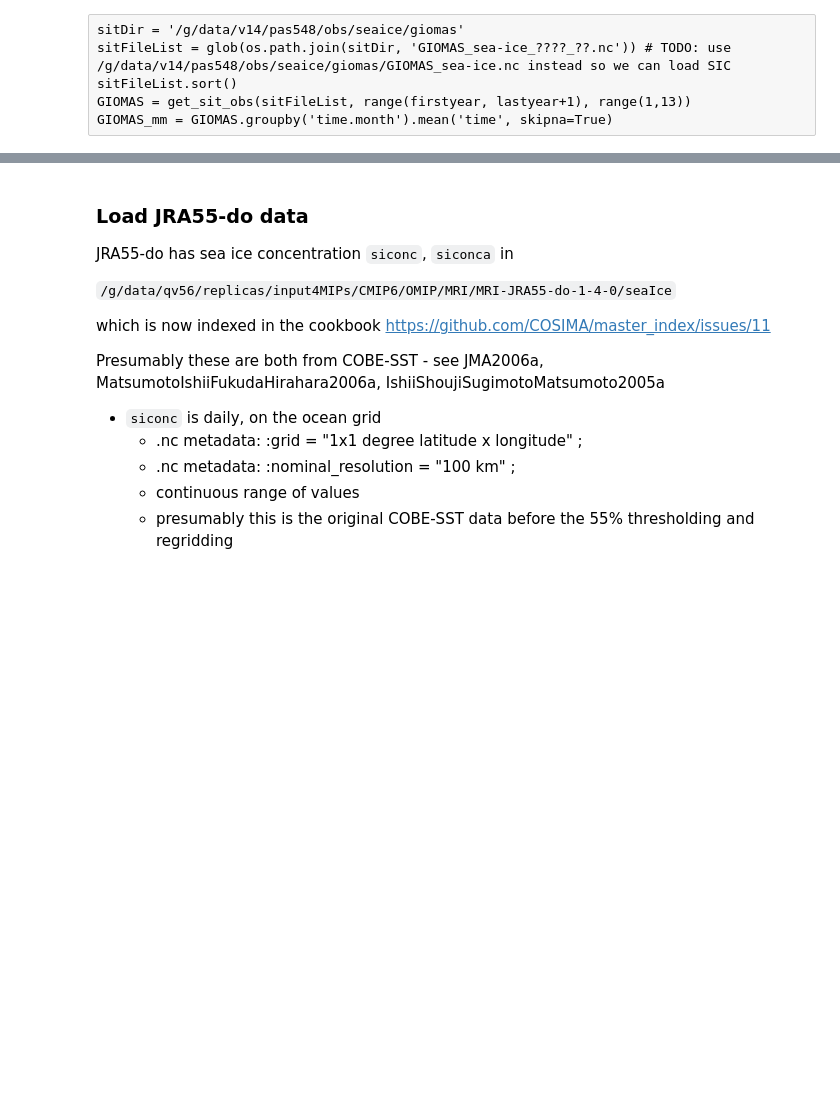
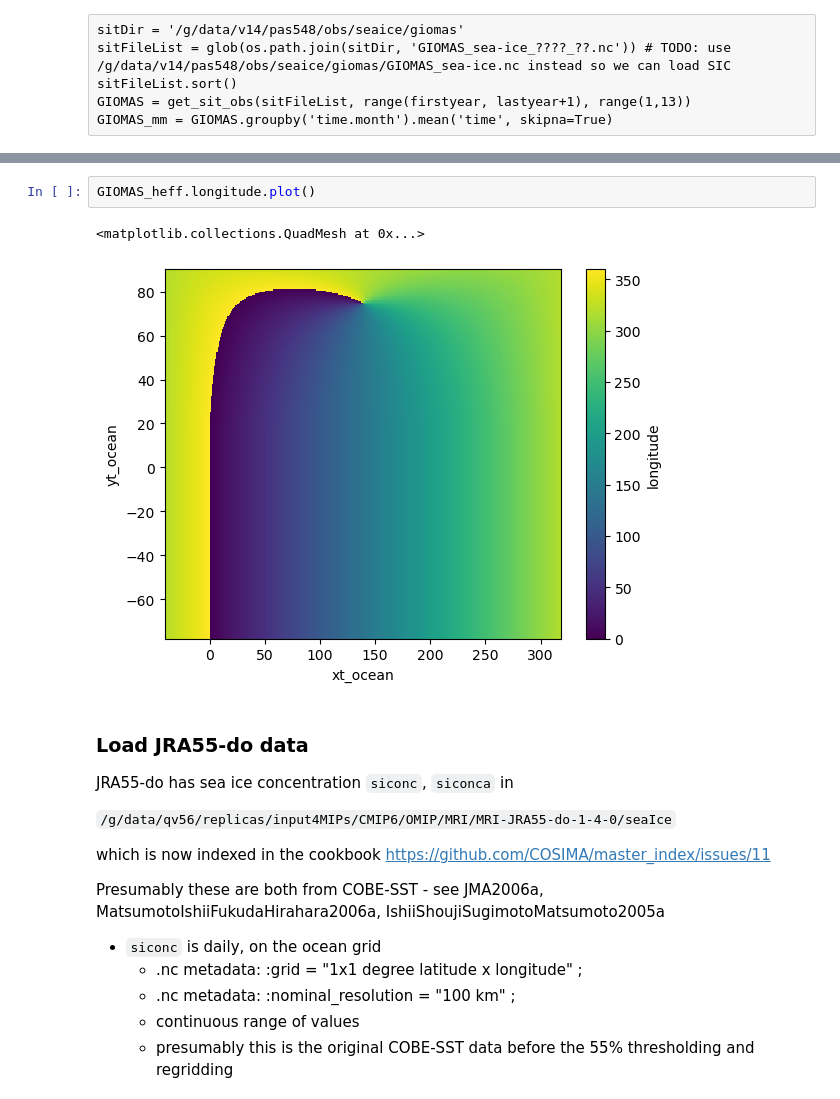
Before and after one commit to aekiss/ice_analysis, a Jupyter notebook: ice_maps.ipynb, the cells around one changed output, grey strips where cells are left out. Drawn from its saved outputs; the diff is of its cells as text; blank space fills up the shorter version.

```diff
--- a/ice_maps.ipynb
+++ b/ice_maps.ipynb
@@ -498,3 +521,8 @@ GIOMAS_mm = GIOMAS.groupby('time.month').mean('time', skipna=True)
+# %%
+GIOMAS_heff.longitude.plot()
+# %% [output]
+<matplotlib.collections.QuadMesh at 0x...>
+[figure, added]
 # %% [markdown]
 ### Load JRA55-do data
 JRA55-do has sea ice concentration `siconc`, `siconca` in
```
Also changed, not shown: parts of 10 cells of this notebook.
